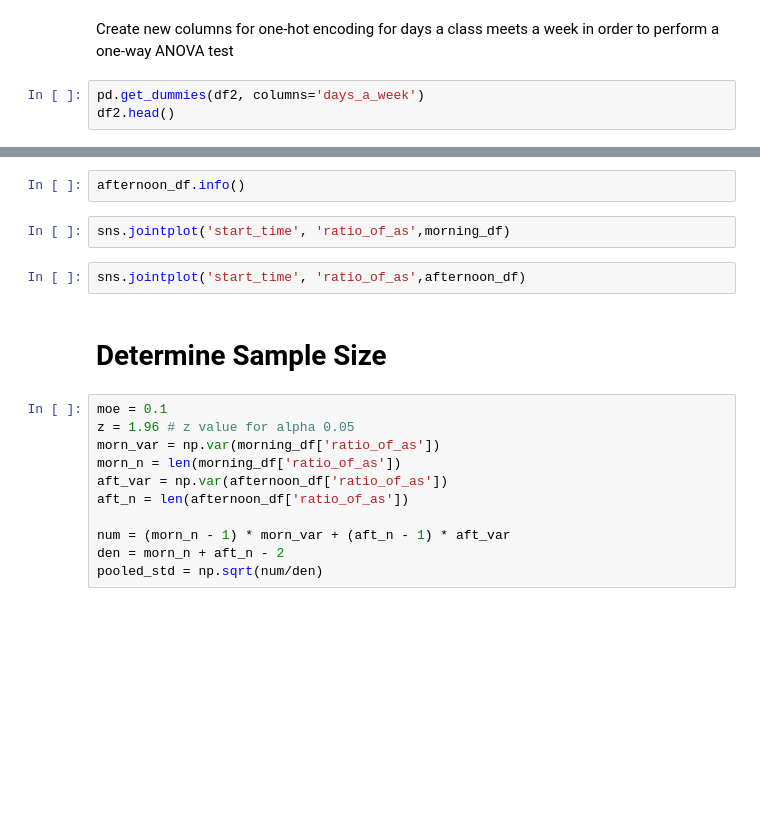
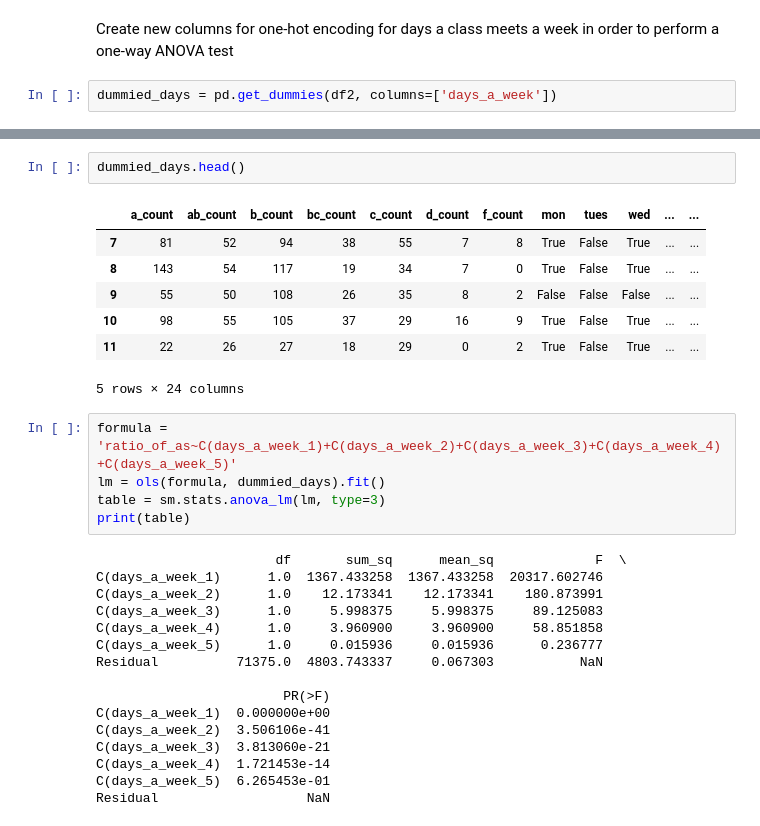
Before and after one commit to kayschulz/build_course_schedule, a Jupyter notebook: days_a_week_and_grades.ipynb, the cells around one changed output, grey strips where cells are left out. Drawn from its saved outputs; the diff is of its cells as text; blank space fills up the shorter version.

Commit message:
perform anova and paired t-tests of days per week

```diff
--- a/days_a_week_and_grades.ipynb
+++ b/days_a_week_and_grades.ipynb
@@ -158,5 +238,4 @@ sns.jointplot('days_a_week', 'ratio_of_as',df2)
 # %% [markdown]
 Create new columns for one-hot encoding for days a class meets a week in order to perform a one-way ANOVA test
 # %%
-pd.get_dummies(df2, columns='days_a_week')
-df2.head()
+dummied_days = pd.get_dummies(df2, columns=['days_a_week'])
@@ -165,19 +242,31 @@ morning_df.info()
-# %%
-afternoon_df.info()
-# %%
-sns.jointplot('start_time', 'ratio_of_as',morning_df)
-# %%
-sns.jointplot('start_time', 'ratio_of_as',afternoon_df)
-# %% [markdown]
-# Determine Sample Size
-# %%
-moe = 0.1
-z = 1.96 # z value for alpha 0.05
-morn_var = np.var(morning_df['ratio_of_as'])
-morn_n = len(morning_df['ratio_of_as'])
-aft_var = np.var(afternoon_df['ratio_of_as'])
-aft_n = len(afternoon_df['ratio_of_as'])
-
-num = (morn_n - 1) * morn_var + (aft_n - 1) * aft_var
-den = morn_n + aft_n - 2
-pooled_std = np.sqrt(num/den)
+# %%
+dummied_days.head()
+# %% [output]
+|  | a_count | ab_count | b_count | bc_count | c_count | d_count | f_count | mon | tues | wed | ... | ... |
+| 7 | 81 | 52 | 94 | 38 | 55 | 7 | 8 | True | False | True | ... | ... |
+| 8 | 143 | 54 | 117 | 19 | 34 | 7 | 0 | True | False | True | ... | ... |
+| 9 | 55 | 50 | 108 | 26 | 35 | 8 | 2 | False | False | False | ... | ... |
+| 10 | 98 | 55 | 105 | 37 | 29 | 16 | 9 | True | False | True | ... | ... |
+| 11 | 22 | 26 | 27 | 18 | 29 | 0 | 2 | True | False | True | ... | ... |
+5 rows × 24 columns
+# %%
+formula = 'ratio_of_as~C(days_a_week_1)+C(days_a_week_2)+C(days_a_week_3)+C(days_a_week_4)+C(days_a_week_5)'
+lm = ols(formula, dummied_days).fit()
+table = sm.stats.anova_lm(lm, type=3)
+print(table)
+# %% [output]
+                       df       sum_sq      mean_sq             F  \
+C(days_a_week_1)      1.0  1367.433258  1367.433258  20317.602746
+C(days_a_week_2)      1.0    12.173341    12.173341    180.873991
+C(days_a_week_3)      1.0     5.998375     5.998375     89.125083
+C(days_a_week_4)      1.0     3.960900     3.960900     58.851858
+C(days_a_week_5)      1.0     0.015936     0.015936      0.236777
+Residual          71375.0  4803.743337     0.067303           NaN
+
+                        PR(>F)
+C(days_a_week_1)  0.000000e+00
+C(days_a_week_2)  3.506106e-41
+C(days_a_week_3)  3.813060e-21
+C(days_a_week_4)  1.721453e-14
+C(days_a_week_5)  6.265453e-01
+Residual                   NaN
```
Also changed, not shown: parts of 36 cells of this notebook.
